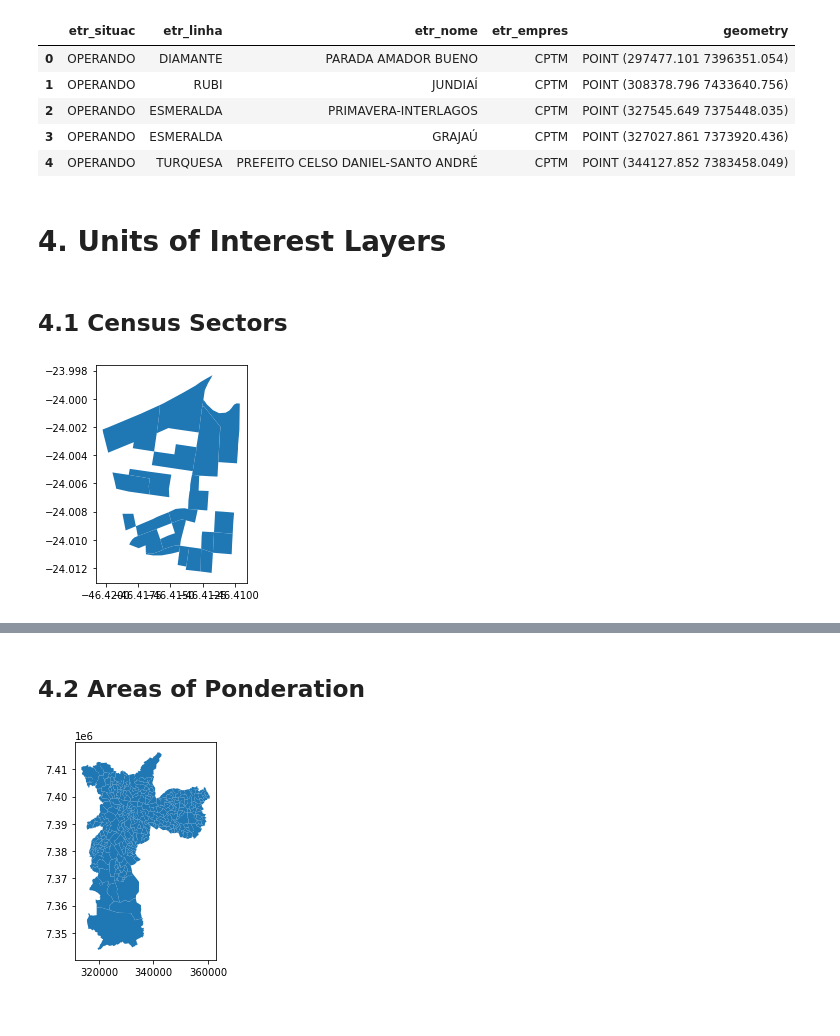
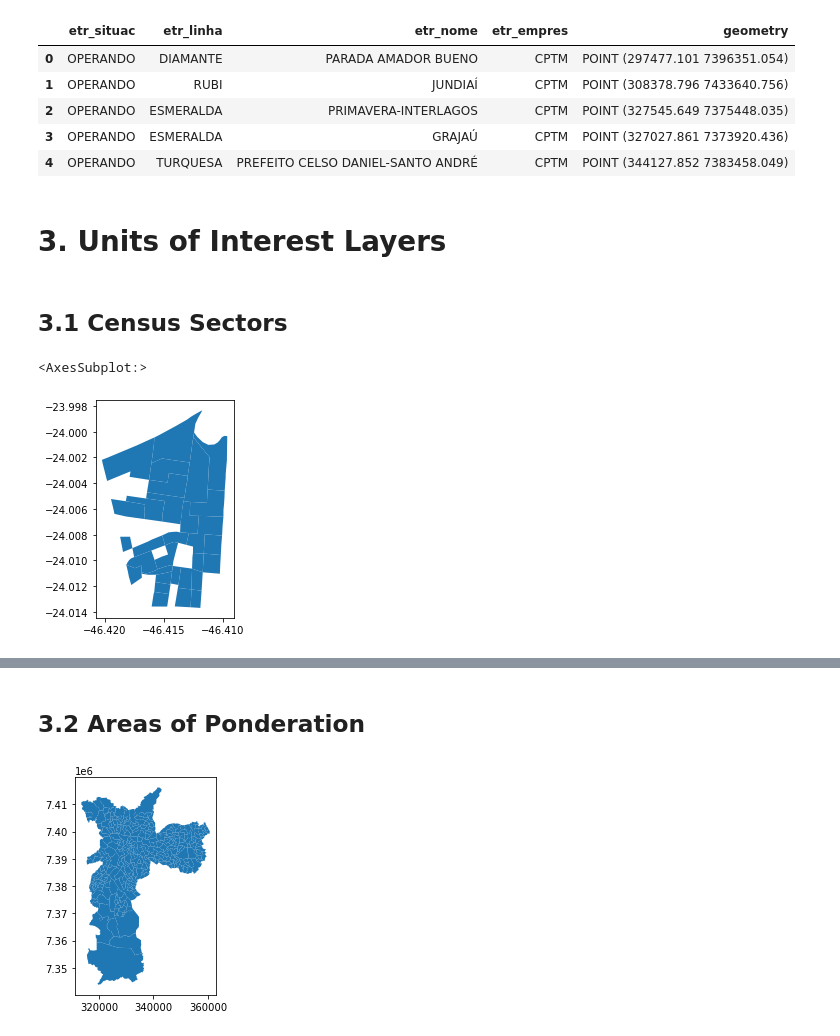
Before and after one commit to mateuspicanco/project-atlas-sao-paulo, a Jupyter notebook: notebooks/1.0 Data Understanding - All Datasets.ipynb, the cells around one changed output, grey strips where cells are left out. Saved outputs shown, nothing was run; the diff lists cells and outputs as text; code cells hidden in the pictures.

```diff
--- a/notebooks/1.0 Data Understanding - All Datasets.ipynb
+++ b/notebooks/1.0 Data Understanding - All Datasets.ipynb
@@ -716,17 +417,18 @@ df_trains.head()
 | 3 | OPERANDO | ESMERALDA | GRAJAÚ | CPTM | POINT (327027.861 7373920.436) |
 | 4 | OPERANDO | TURQUESA | PREFEITO CELSO DANIEL-SANTO ANDRÉ | CPTM | POINT (344127.852 7383458.049) |
 # %% [markdown]
-# 4. Units of Interest Layers
+# 3. Units of Interest Layers
 # %% [markdown]
-## 4.1 Census Sectors
+## 3.1 Census Sectors
 # %%
 # verifying the census sector layer:
 census_sectors = gpd.read_file(LAYERS_DATA_DIR + "census_sectors/")
 
 # plotting some results:
-census_sectors.head(20).plot()
+census_sectors.head(30).plot()
 # %% [output]
+<AxesSubplot:>
-[figure, old version]
+[figure, new version]
 # %%
 # looking up some of the data:
 census_sectors.head()
@@ -738,7 +440,7 @@ census_sectors.head()
 | 3 | 98229.00 | 354100005000001 | URBANO | 35410000500 | None | 354100005 | PRAIA GRANDE | 3541000 | PRAIA GRANDE | ... |
 | 4 | 98231.00 | 354100005000003 | URBANO | 35410000500 | None | 354100005 | PRAIA GRANDE | 3541000 | PRAIA GRANDE | ... |
 # %% [markdown]
-## 4.2 Areas of Ponderation
+## 3.2 Areas of Ponderation
 # %%
 # verifying the census ponderations layer:
 census_ap = gpd.read_file(LAYERS_DATA_DIR + "census_ponderations/")
```
Also changed, not shown: parts of 20 cells of this notebook.
